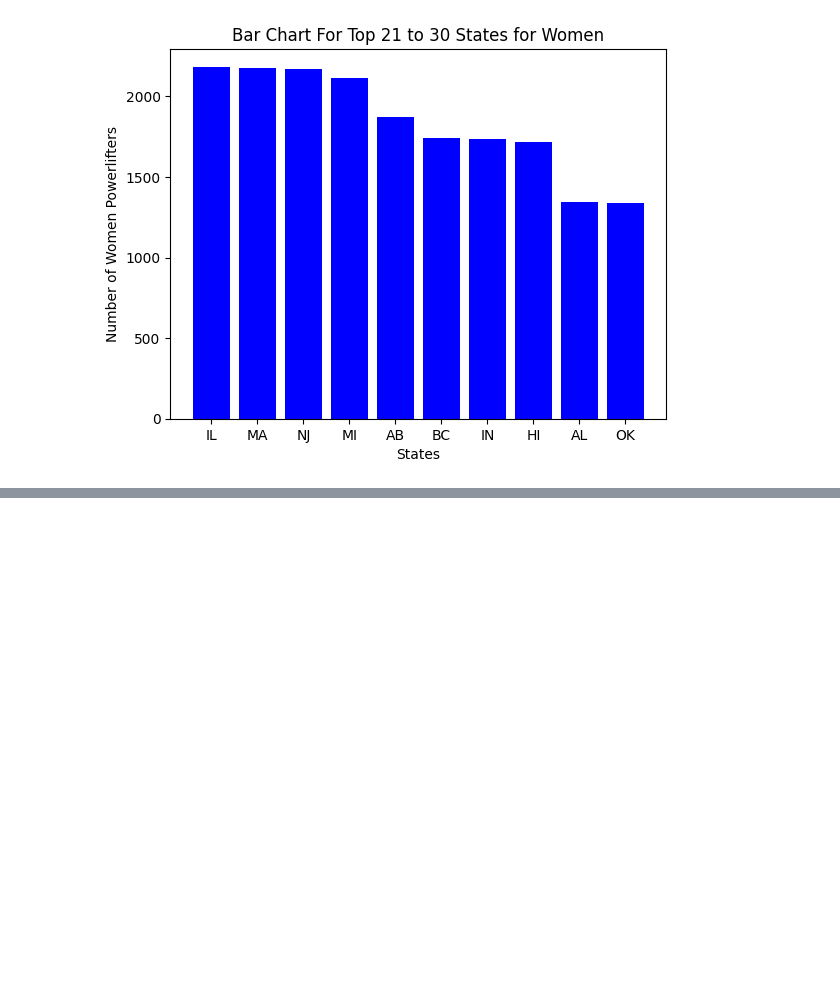
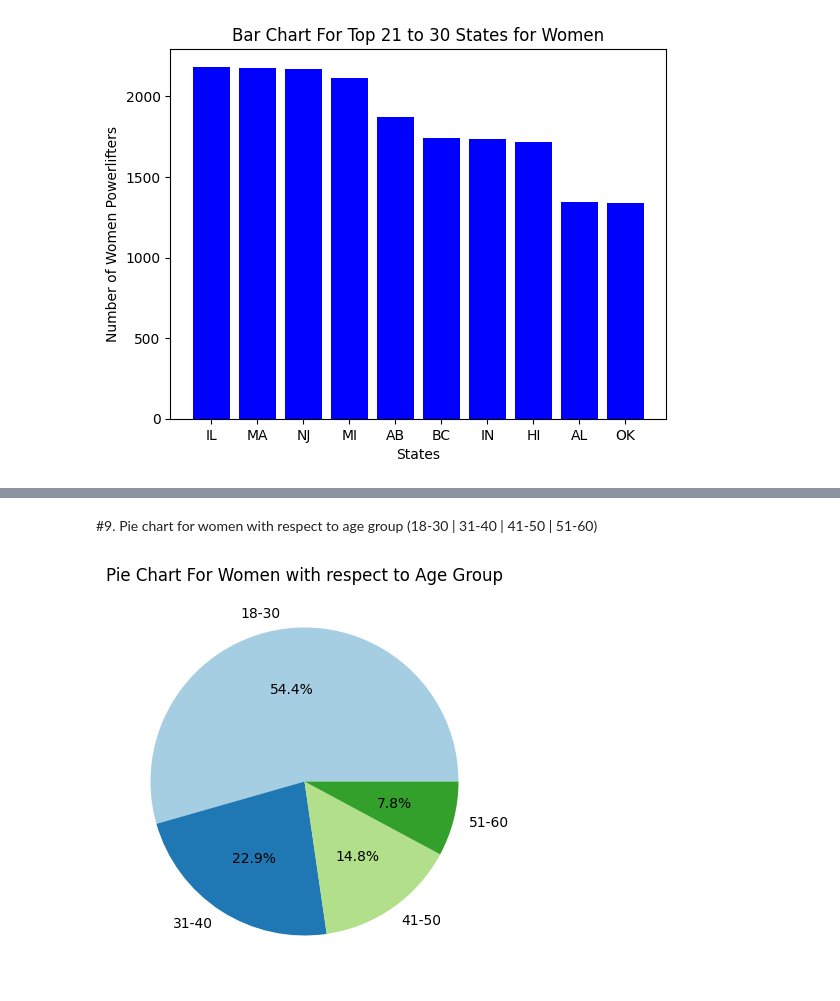
Before and after one commit to aswinudhesh/Data-Analytics, a Jupyter notebook: Mini_Project_Powerlifiting_.ipynb, the cells around one changed output, grey strips where cells are left out. Drawn from its saved outputs; the diff is of its cells as text; code cells hidden in the pictures; blank space fills up the shorter version.

```diff
--- a/Mini_Project_Powerlifiting_.ipynb
+++ b/Mini_Project_Powerlifiting_.ipynb
@@ -165,0 +250,11 @@ plt.show()
+# %% [markdown]
+#9. Pie chart for women with respect to age group (18-30 | 31-40 | 41-50 | 51-60)
+# %%
+df_men = df[df['Sex'] == 'F']
+age_counts_women = df_men.groupby('AgeGroup').size()
+plt.figure(figsize=(8, 5))
+plt.pie(age_counts_men, labels=age_counts_men.index, autopct='%1.1f%%', startangle=0, colors=plt.cm.Paired.colors)
+plt.title('Pie Chart For Women with respect to Age Group')
+plt.show()
+# %% [output]
+[figure, added]
```
Also changed, not shown: parts of 16 cells of this notebook.
